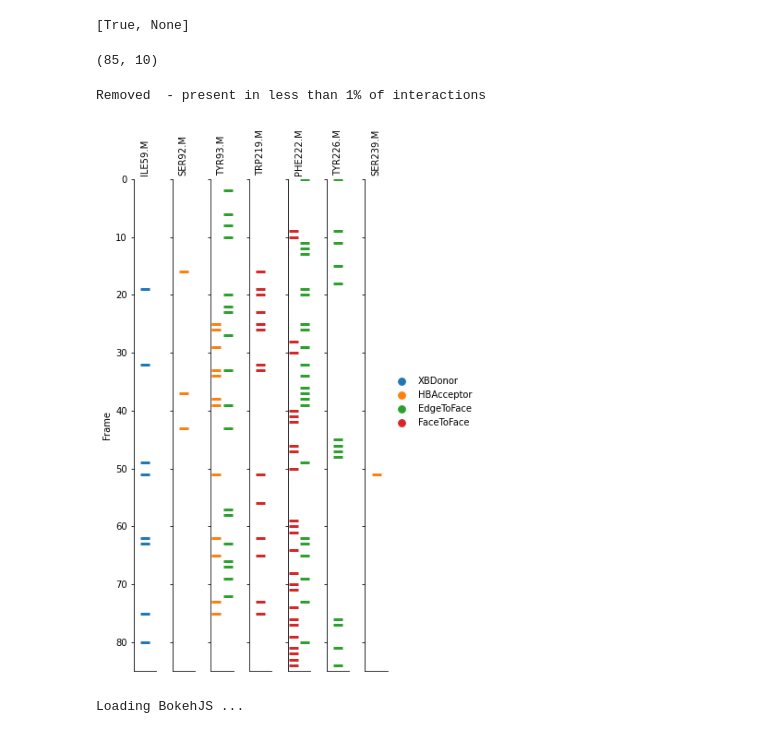
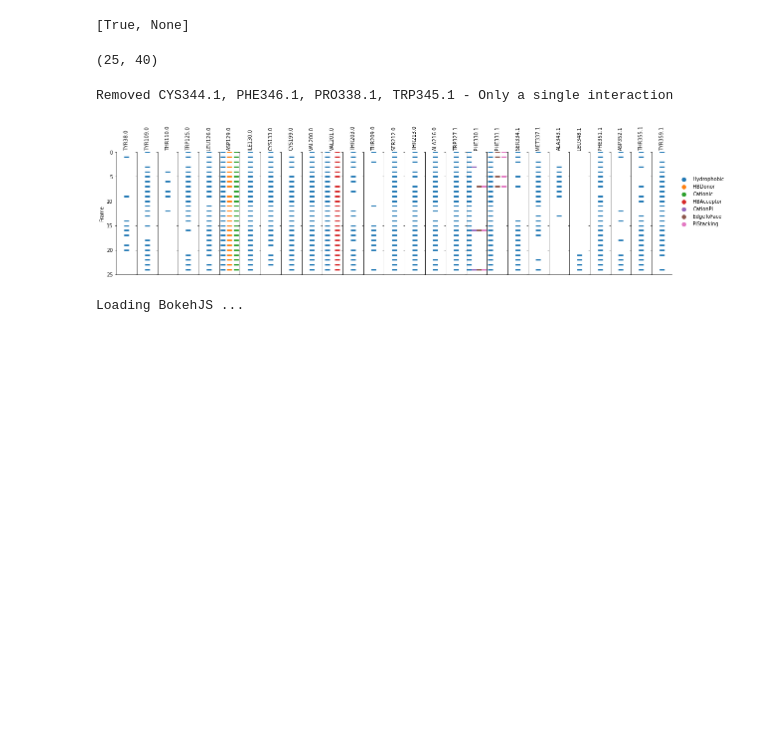
Before and after one commit to chemosim-lab/ProLIF, a Jupyter notebook: notebooks/demo.ipynb, the cells around one changed output. Drawn from its saved outputs; the diff is of its cells as text; code cells hidden in the pictures; blank space fills up the shorter version.

Commit message:
more docs and testdata

```diff
--- a/notebooks/demo.ipynb
+++ b/notebooks/demo.ipynb
@@ -49,10 +47,7 @@ m[0]
 # Trajectory
 # %%
 # load traj
-u = mda.Universe(
-    "/data/Projets/testdata/traj.pdb",
-    "/data/Projets/testdata/traj.nc",
-)
-ag = u.select_atoms('protein or resname LIG')
+u = mda.Universe(prolif.datafiles.TOP, prolif.datafiles.TRAJ)
+ag = u.atoms
 ag
 # %% [output]
@@ -60,5 +55,5 @@ ag
 # %%
-lig = ag.select_atoms("resname LIG")
+lig = ag.select_atoms("resname ERM")
 prot = ag.select_atoms("protein")
 prot_mol = prolif.Molecule(prot.convert_to("RDKIT"))
 lig.convert_to("RDKIT")
@@ -357,38 +343,38 @@ prolif.Fingerprint(["Hydrophobic", "CloseContact"]).get(lig_mol[0], prot_mol["PH
 # %% [output]
 [True, None]
 # %%
-fp = prolif.Fingerprint(["HBAcceptor", "XBDonor", "FaceToFace", "EdgeToFace"]).run(u.trajectory, lig, prot)
+fp = prolif.Fingerprint("all").run(u.trajectory, lig, prot)
 df = fp.to_dataframe()
 df.shape
 # %% [output]
-(85, 10)
+(25, 40)
 # %%
 data = pd.melt(df, id_vars=["Frame"], var_name=["residue","interaction"])
 data = data[data["value"] != 0]
 data.reset_index(inplace=True, drop=True)
 # remove residues appearing less than 1% of the time
 t = data.groupby(["residue","interaction"], as_index=False).agg({"value":"count"}).groupby("residue", as_index=False).agg({"value":"max"})
-threshold = int(0.01*(data.Frame.max()+1))
-todrop = t.loc[t["value"] < threshold].residue.tolist()
+todrop = t.loc[t["value"] <= 1].residue.tolist()
 data = data[~data["residue"].isin(todrop)]
-print("Removed", ", ".join(todrop), "- present in less than 1% of interactions")
+print("Removed", ", ".join(todrop), "- Only a single interaction")
 
 # plot
 sns.set_context(font_scale=1.3)
 g = sns.catplot(
     data=data, x="interaction", y="Frame", hue="interaction", col="residue",
-    height=8, aspect=0.08, jitter=0, sharex=False, marker="_", s=10, linewidth=3,
+    height=4, aspect=0.15, jitter=0, sharex=False, marker="_", s=10, linewidth=3,
 )
 g.set_titles("{col_name}", rotation=90)
 g.set(xticks=[], ylim=(0,data.Frame.max()+1))
 g.set_xticklabels([])
 g.set_xlabels("")
+g.fig.subplots_adjust(wspace=.02)
 g.add_legend()
 for ax in g.axes.flat:
     ax.invert_yaxis()
 # %% [output]
-Removed  - present in less than 1% of interactions
+Removed CYS344.1, PHE346.1, PRO338.1, TRP345.1 - Only a single interaction
-[figure, old version]
+[figure, new version]
 # %%
 # old code
 # %%
```
Also changed, not shown: parts of 12 cells of this notebook, 27 other files.
